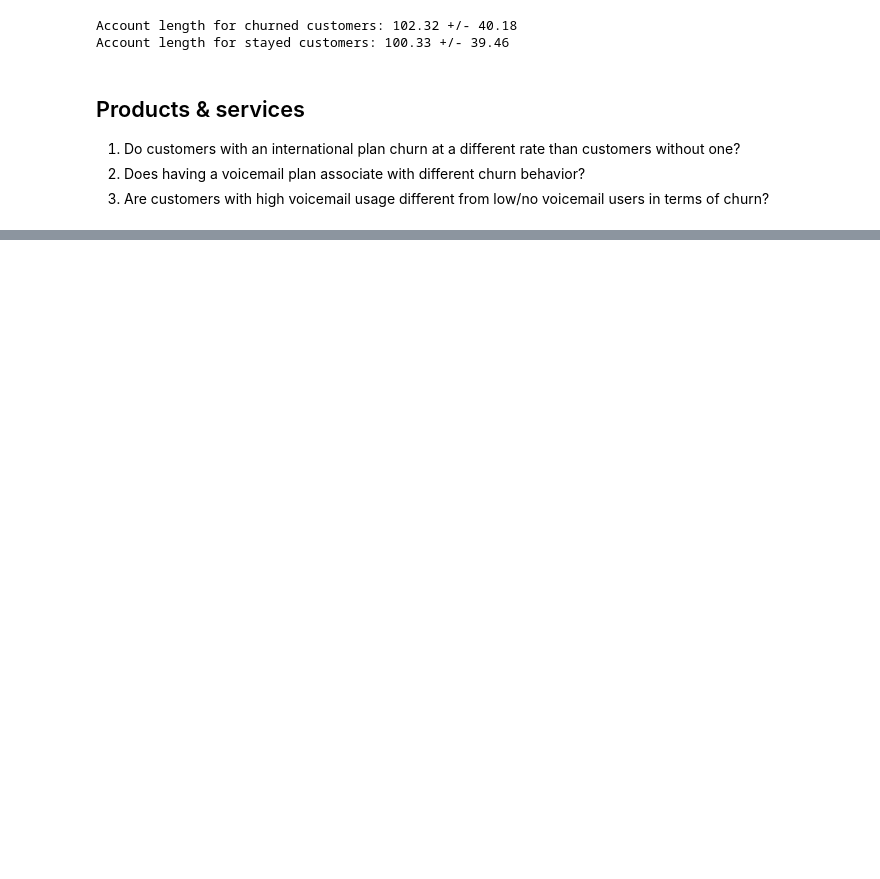
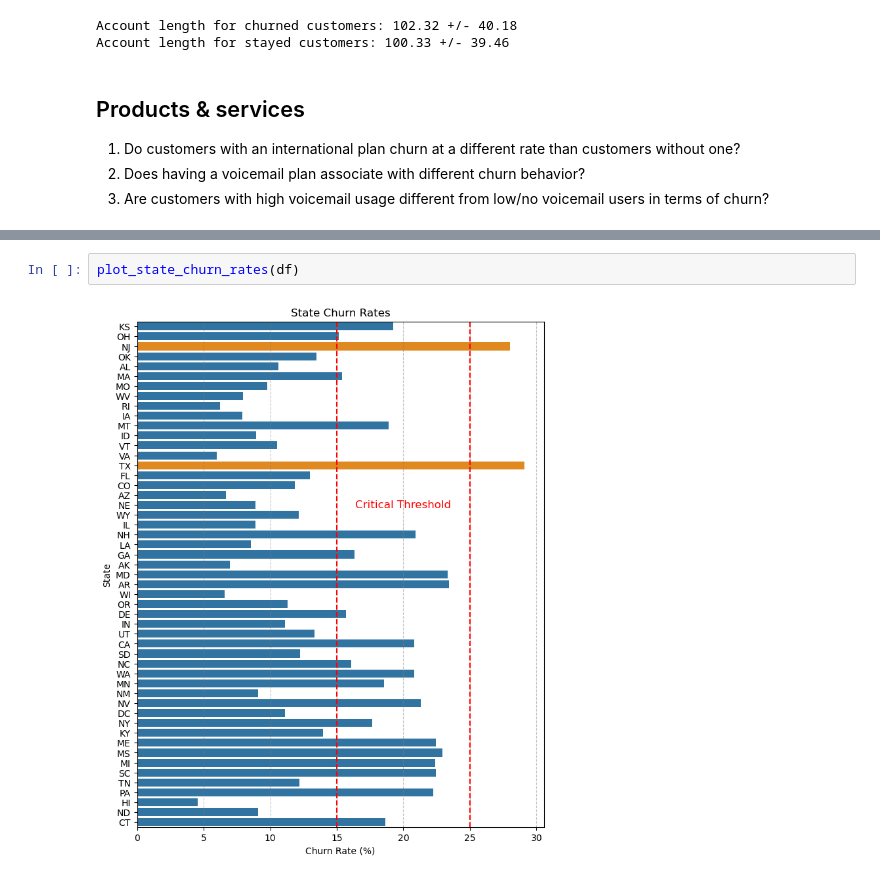
Before and after one commit to Erfan-Taherirani/Data_Science, a Jupyter notebook: Telecom Customer Churn/notebooks/data_understanding.ipynb, the cells around one changed output, grey strips where cells are left out. Drawn from its saved outputs; the diff is of its cells as text; blank space fills up the shorter version.

```diff
--- a/Telecom Customer Churn/notebooks/data_understanding.ipynb
+++ b/Telecom Customer Churn/notebooks/data_understanding.ipynb
@@ -516,0 +478,4 @@ Churn rate without international plan: 12.70%
+# %%
+plot_state_churn_rates(df)
+# %% [output]
+[figure, added]
```
Also changed, not shown: parts of 16 cells of this notebook, 3 other files.
